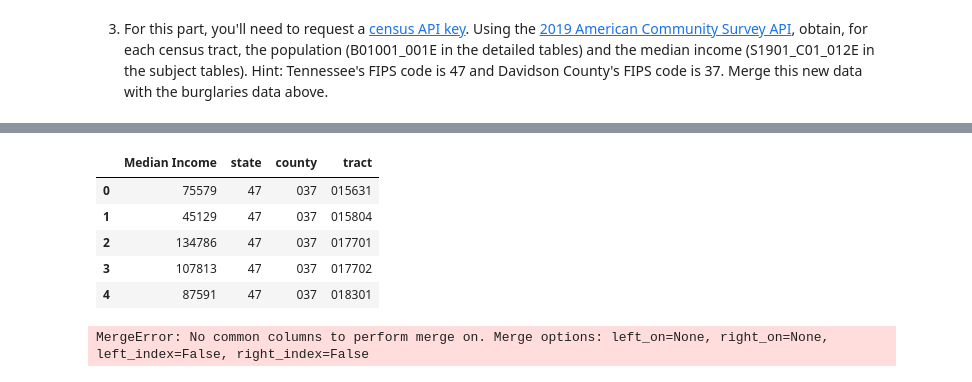
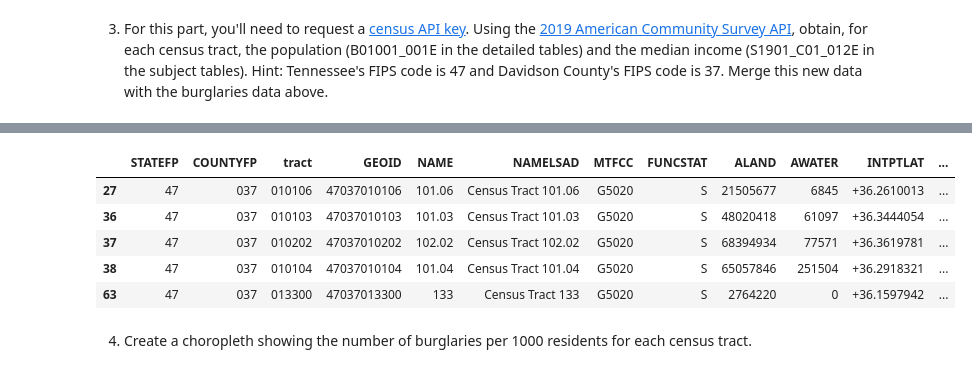
Before and after one commit to nss-data-science-cohort-5/geospatial_api-purple-pumas, a Jupyter notebook: notebooks/2021-10-02 geospatial_project.ipynb, the cells around one changed output, grey strips where cells are left out. Cells and saved outputs as stored; diff of their text form; code cells hidden in the pictures.

```diff
--- a/notebooks/2021-10-02 geospatial_project.ipynb
+++ b/notebooks/2021-10-02 geospatial_project.ipynb
@@ -34,10 +36,15 @@ crime = crime.drop_duplicates(subset = 'incident_number')
 #download census tract file and place in data folder. Read the .shp in with Geopandas and assign to census_tract
 census_tract = gpd.read_file('../data/tl_2019_47_tract/tl_2019_47_tract.shp')
 
+#Clean up the data set to make merging for part 3 easier.
+census_tract = census_tract[census_tract['COUNTYFP']== '037']
+census_tract = census_tract.rename(columns = {'TRACTCE': 'tract'})
+census_tract = census_tract.to_crs('epsg:4326')
+
 #convert from geoseries to geodataframe and change crs type to match crime GeoDataFrame 'EPSG:4326'
-census_tract = gpd.GeoDataFrame(census_tract,
-                           crs = crime.crs,
-                           geometry = crime['geometry'])
+#census_tract = gpd.GeoDataFrame(census_tract,
+#                           crs = crime.crs,
+#                           geometry = crime['geometry'])
 
 #confirm identical crs type
 print(census_tract.crs)
@@ -141,17 +153,11 @@ pop.head()
 # %%
-inc.head()
+census_tract.head()
 # %% [output]
-|  | Median Income | state | county | tract |
-| 0 | 75579 | 47 | 037 | 015631 |
-| 1 | 45129 | 47 | 037 | 015804 |
-| 2 | 134786 | 47 | 037 | 017701 |
-| 3 | 107813 | 47 | 037 | 017702 |
-| 4 | 87591 | 47 | 037 | 018301 |
+|  | STATEFP | COUNTYFP | tract | GEOID | NAME | NAMELSAD | MTFCC | FUNCSTAT | ALAND | AWATER | INTPTLAT | ... |
+| 27 | 47 | 037 | 010106 | 47037010106 | 101.06 | Census Tract 101.06 | G5020 | S | 21505677 | 6845 | +36.2610013 | ... |
+| 36 | 47 | 037 | 010103 | 47037010103 | 101.03 | Census Tract 101.03 | G5020 | S | 48020418 | 61097 | +36.3444054 | ... |
+| 37 | 47 | 037 | 010202 | 47037010202 | 102.02 | Census Tract 102.02 | G5020 | S | 68394934 | 77571 | +36.3619781 | ... |
+| 38 | 47 | 037 | 010104 | 47037010104 | 101.04 | Census Tract 101.04 | G5020 | S | 65057846 | 251504 | +36.2918321 | ... |
+| 63 | 47 | 037 | 013300 | 47037013300 | 133 | Census Tract 133 | G5020 | S | 2764220 | 0 | +36.1597942 | ... |
-# %%
-#https://stackoverflow.com/questions/44327999/python-pandas-merge-multiple-dataframes
-
-data = [crime_census_tract, pop, inc]
-crime_pop_inc = reduce(lambda left, right: pd.merge(left, right), data)
-# incidents_population_income.head()
-# %% [output]
-MergeError: No common columns to perform merge on. Merge options: left_on=None, right_on=None, left_index=False, right_index=False
+# %% [markdown]
+4. Create a choropleth showing the number of burglaries per 1000 residents for each census tract.
```
Also changed, not shown: parts of 17 cells of this notebook.
